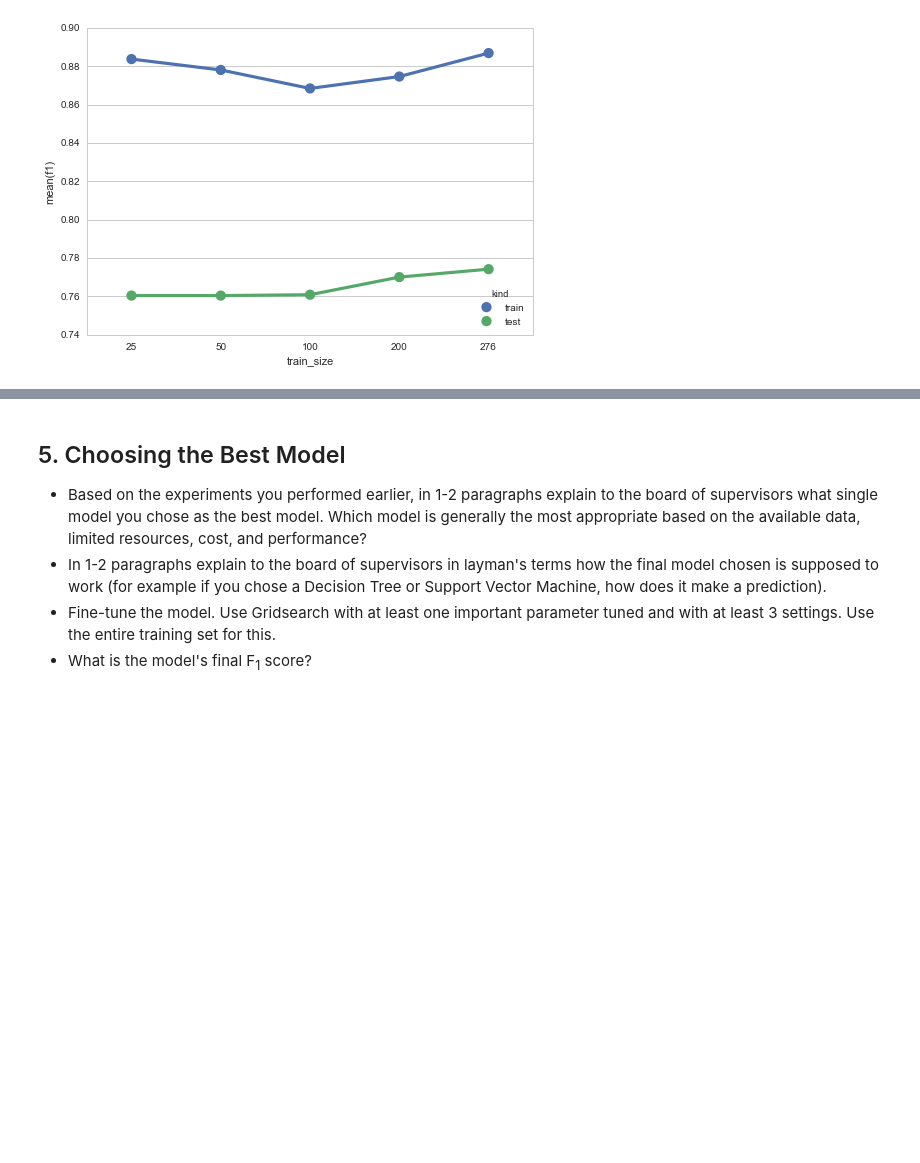
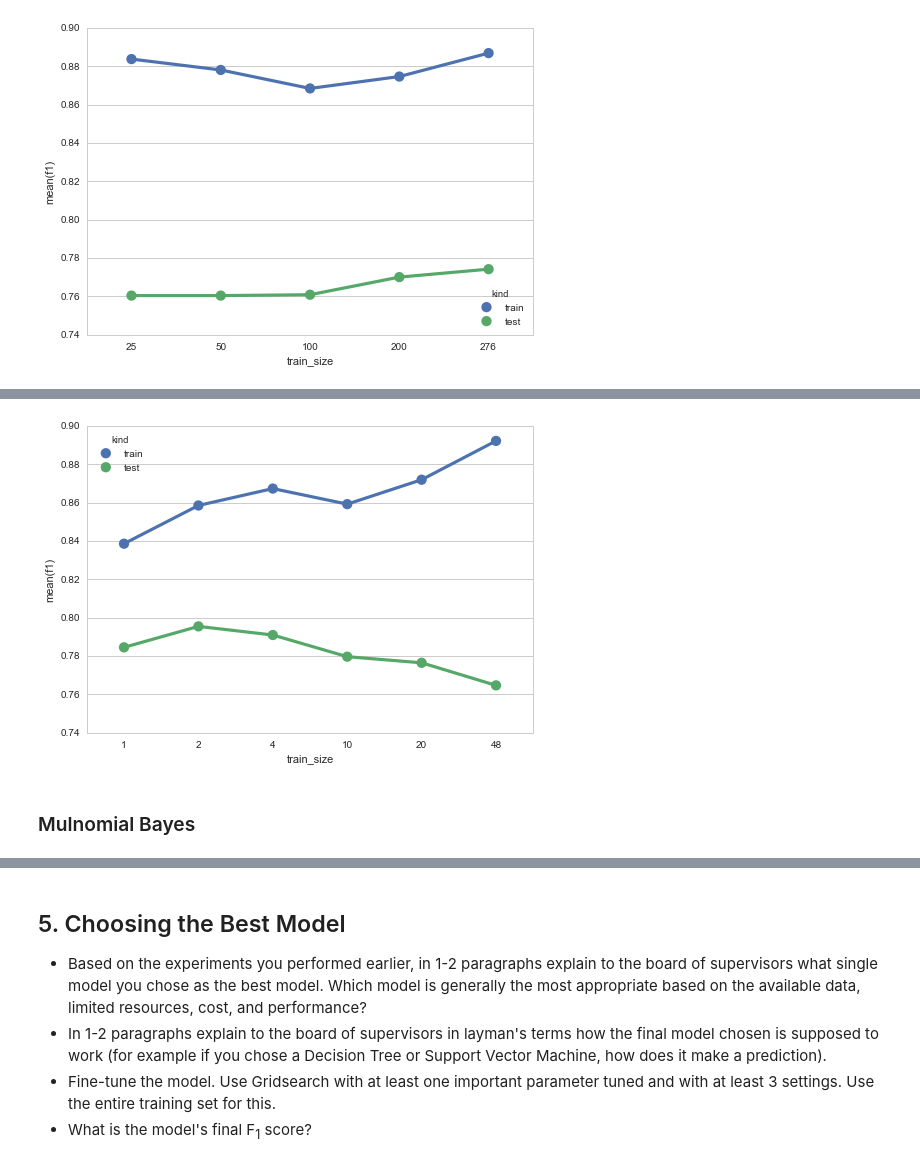
Before and after one commit to baumanab/Udacity_MachineLearningEngineer_ND, a Jupyter notebook: projects/student_intervention/student_intervention.ipynb, the cells around one changed output, grey strips where cells are left out. Saved outputs shown, nothing was run; the diff lists cells and outputs as text; code cells hidden in the pictures; blank space fills up the shorter version.

Commit message:
add assessment of f1 scores vs. number features for each classiifier

```diff
--- a/projects/student_intervention/student_intervention.ipynb
+++ b/projects/student_intervention/student_intervention.ipynb
@@ -360,30 +326,30 @@ import time
 
 # Train a model
 def train_classifier(clf, X_train, y_train):
-    print "Training {}... \n".format(clf.__class__.__name__)
+    #print "Training {}... \n".format(clf.__class__.__name__)
     start = time.time()
     clf.fit(X_train, y_train)
     end = time.time()
-    print "Done!\nTraining time (secs): {:.3f}".format(end - start)
+    #print "Done!\nTraining time (secs): {:.3f}".format(end - start)
     return end - start
 
 from sklearn.metrics import f1_score
 
 def predict_labels(clf, features, target):
-    print "Predicting labels using {}... \n".format(clf.__class__.__name__)
+    #print "Predicting labels using {}... \n".format(clf.__class__.__name__)
     start = time.time()
     y_pred = clf.predict(features)
     end = time.time()
-    print "Done!\nPrediction time (secs): {:.3f} \n".format(end - start)
+    #print "Done!\nPrediction time (secs): {:.3f} \n".format(end - start)
     return f1_score(target.values, y_pred, pos_label='yes')
 
 # Train and predict using different training set sizes
 def train_predict(clf, X_train, y_train, X_test, y_test):
-    print "------------------------------------------"
-    print "Training set size: {}".format(len(X_train))
+    #print "------------------------------------------"
+    #print "Training set size: {}".format(len(X_train))
     train_classifier(clf, X_train, y_train)
-    print "F1 score for training set: {}".format(predict_labels(clf, X_train, y_train))
-    print "F1 score for test set: {}".format(predict_labels(clf, X_test, y_test))
+    #print "F1 score for training set: {}".format(predict_labels(clf, X_train, y_train))
+    #print "F1 score for test set: {}".format(predict_labels(clf, X_test, y_test))
     f1_score_train = predict_labels(clf, X_train, y_train)
     f1_score_test = predict_labels(clf, X_test, y_test)
     training_time = train_classifier(clf, X_train, y_train)
@@ -418,6 +384,19 @@ def build_melted_metrics_table(df):
 def gen_test_train_plot(data):
     plot = sns.pointplot(x= 'train_size', y= 'f1', hue= 'kind', data = data)
     return plot
+
+# Train and predict using different training set sizes, now with less printy goodness
+def train_predict_noprint(clf, X_train, y_train, X_test, y_test):
+    #print "------------------------------------------"
+    #print "Training set size: {}".format(len(X_train))
+    train_classifier(clf, X_train, y_train)
+    #print "F1 score for training set: {}".format(predict_labels(clf, X_train, y_train))
+    #print "F1 score for test set: {}".format(predict_labels(clf, X_test, y_test))
+    f1_score_train = predict_labels(clf, X_train, y_train)
+    f1_score_test = predict_labels(clf, X_test, y_test)
+    training_time = train_classifier(clf, X_train, y_train)
+
+    return training_time, f1_score_train, f1_score_test
 # %% [markdown]
 ### Adaboost All Features
 # %%
@@ -672,0 +622,3 @@ svc_plot = gen_test_train_plot(svc_melted)
+# %%
+adaboost_metrics = build_clf_metrics_table(metrics)
+adaboost_metrics
@@ -672,0 +633,8 @@ svc_plot = gen_test_train_plot(svc_melted)
+# %%
+adaboost_melted = build_melted_metrics_table(adaboost_metrics)
+
+adaboost_plot = gen_test_train_plot(adaboost_melted)
+# %% [output]
+[figure, added]
+# %% [markdown]
+### Mulnomial Bayes
```
Also changed, not shown: parts of 25 cells of this notebook.
